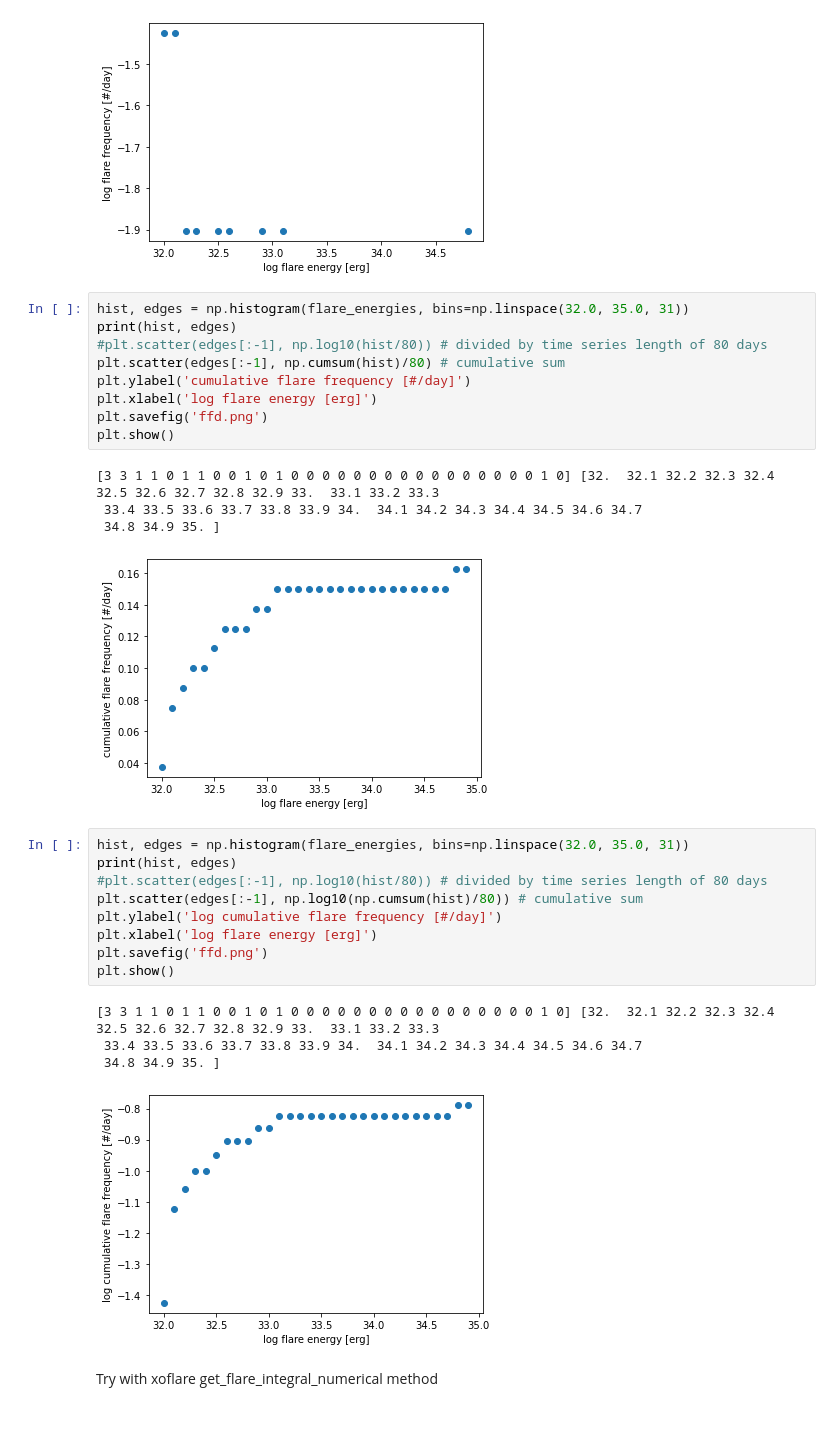
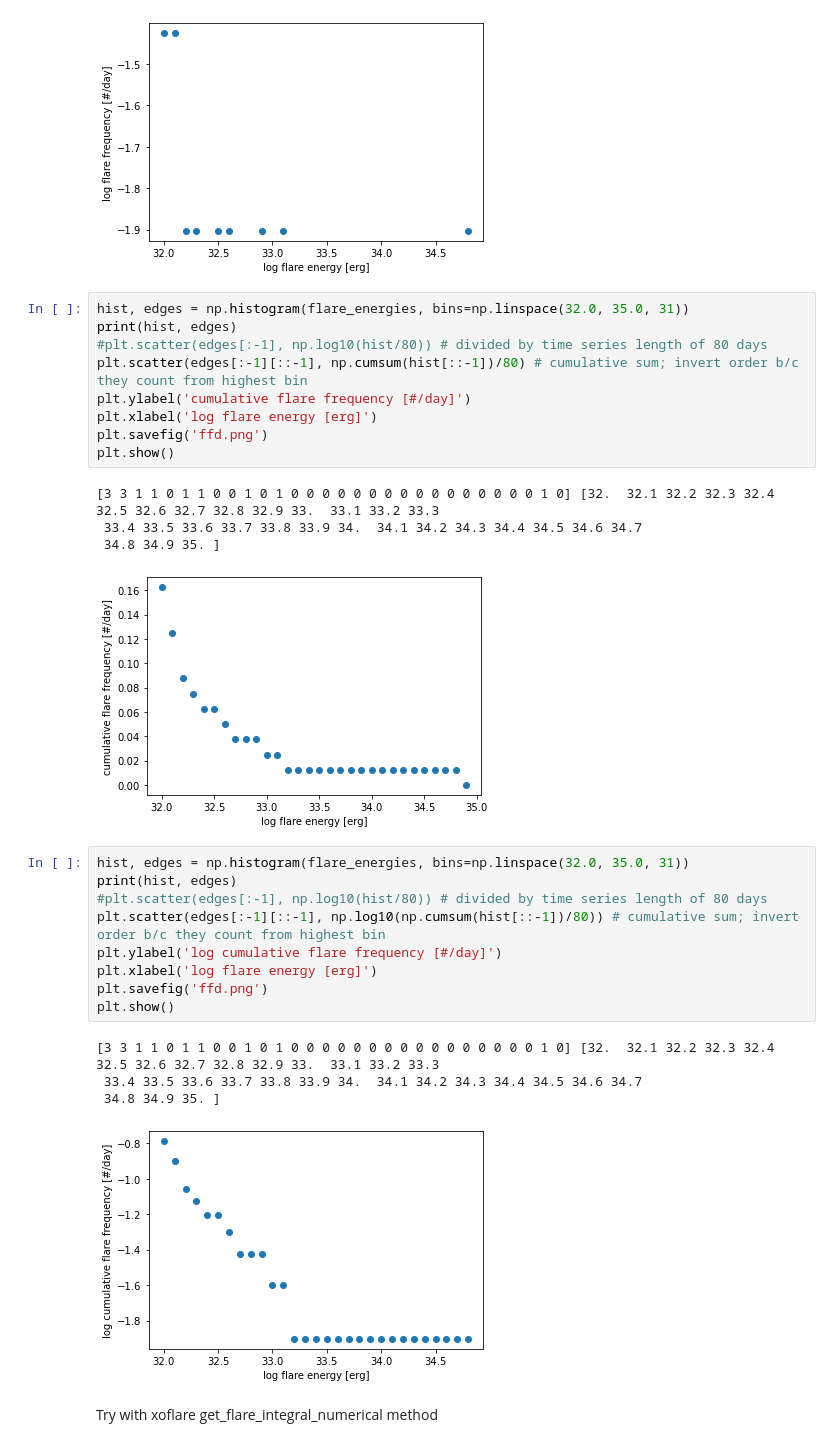
Before and after one commit to exoclam/epic-246301900, a Jupyter notebook: xoflares-epic246301900-pre-flare.ipynb, the cells around one changed output. Saved outputs shown, nothing was run; the diff lists cells and outputs as text.

Commit message:
inverted cumsum order

```diff
--- a/xoflares-epic246301900-pre-flare.ipynb
+++ b/xoflares-epic246301900-pre-flare.ipynb
@@ -861,7 +861,7 @@ plt.show()
 hist, edges = np.histogram(flare_energies, bins=np.linspace(32.0, 35.0, 31))
 print(hist, edges)
 #plt.scatter(edges[:-1], np.log10(hist/80)) # divided by time series length of 80 days
-plt.scatter(edges[:-1], np.cumsum(hist)/80) # cumulative sum
+plt.scatter(edges[:-1][::-1], np.cumsum(hist[::-1])/80) # cumulative sum; invert order b/c they count from highest bin
 plt.ylabel('cumulative flare frequency [#/day]')
 plt.xlabel('log flare energy [erg]')
 plt.savefig('ffd.png')
@@ -870,21 +870,21 @@ plt.show()
 [3 3 1 1 0 1 1 0 0 1 0 1 0 0 0 0 0 0 0 0 0 0 0 0 0 0 0 0 1 0] [32.  32.1 32.2 32.3 32.4 32.5 32.6 32.7 32.8 32.9 33.  33.1 33.2 33.3
  33.4 33.5 33.6 33.7 33.8 33.9 34.  34.1 34.2 34.3 34.4 34.5 34.6 34.7
  34.8 34.9 35. ]
-[figure, old version]
+[figure, new version]
 # %%
 hist, edges = np.histogram(flare_energies, bins=np.linspace(32.0, 35.0, 31))
 print(hist, edges)
 #plt.scatter(edges[:-1], np.log10(hist/80)) # divided by time series length of 80 days
-plt.scatter(edges[:-1], np.log10(np.cumsum(hist)/80)) # cumulative sum
+plt.scatter(edges[:-1][::-1], np.log10(np.cumsum(hist[::-1])/80)) # cumulative sum; invert order b/c they count from highest bin
 plt.ylabel('log cumulative flare frequency [#/day]')
 plt.xlabel('log flare energy [erg]')
 plt.savefig('ffd.png')
 plt.show()
 # %% [output]
 [3 3 1 1 0 1 1 0 0 1 0 1 0 0 0 0 0 0 0 0 0 0 0 0 0 0 0 0 1 0] [32.  32.1 32.2 32.3 32.4 32.5 32.6 32.7 32.8 32.9 33.  33.1 33.2 33.3
  33.4 33.5 33.6 33.7 33.8 33.9 34.  34.1 34.2 34.3 34.4 34.5 34.6 34.7
  34.8 34.9 35. ]
-[figure, old version]
+[figure, new version]
 # %% [markdown]
 Try with xoflare get_flare_integral_numerical method
 # %%
```
